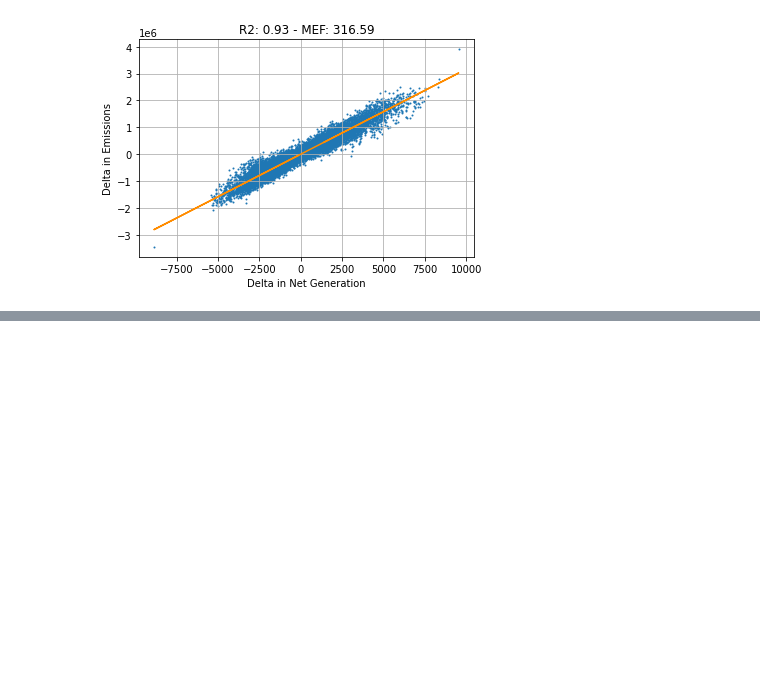
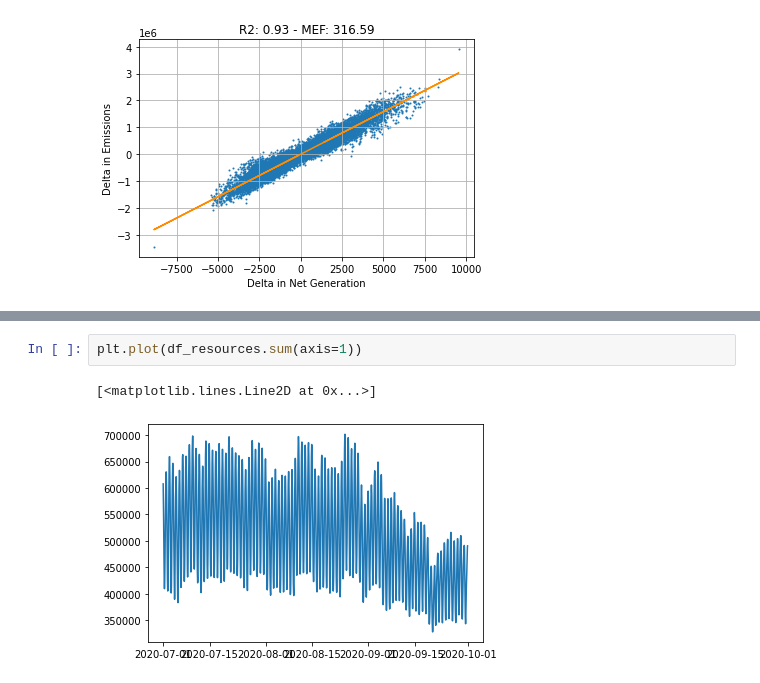
Before and after one commit to degleris1/DynamicMarginalEmissions.jl, a Jupyter notebook: notebooks/gridemissions.ipynb, the cells around one changed output, grey strips where cells are left out. Drawn from its saved outputs; the diff is of its cells as text; blank space fills up the shorter version.

```diff
--- a/notebooks/gridemissions.ipynb
+++ b/notebooks/gridemissions.ipynb
@@ -350,0 +443,5 @@ ba_, ba_co2 = plot_mef(ba, df_elec, df_co2, which='net_demand')
+# %%
+plt.plot(df_resources.sum(axis=1))
+# %% [output]
+[<matplotlib.lines.Line2D at 0x...>]
+[figure, added]
```
Also changed, not shown: parts of 18 cells of this notebook, 1 other file.
